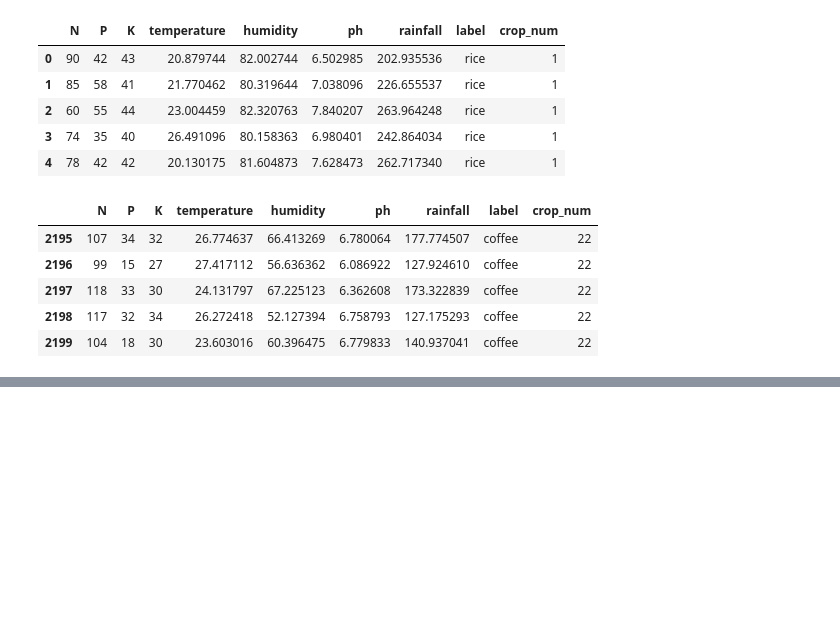
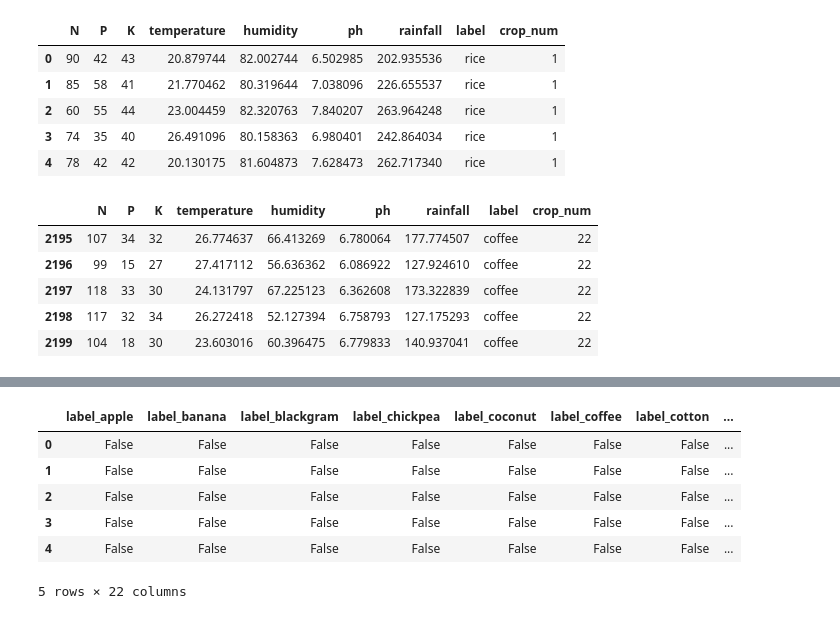
Before and after one commit to arslan-sb/Crop-Recommendation-system, a Jupyter notebook: crop_recommendation.ipynb, the cells around one changed output, grey strips where cells are left out. Drawn from its saved outputs; the diff is of its cells as text; code cells hidden in the pictures; blank space fills up the shorter version.

```diff
--- a/crop_recommendation.ipynb
+++ b/crop_recommendation.ipynb
@@ -356,0 +358,12 @@ df
+# %%
+x=df_encoded.iloc[:,0:7]
+y=df_encoded.iloc[:,7:]
+y.head()
+# %% [output]
+|  | label_apple | label_banana | label_blackgram | label_chickpea | label_coconut | label_coffee | label_cotton | ... |
+| 0 | False | False | False | False | False | False | False | ... |
+| 1 | False | False | False | False | False | False | False | ... |
+| 2 | False | False | False | False | False | False | False | ... |
+| 3 | False | False | False | False | False | False | False | ... |
+| 4 | False | False | False | False | False | False | False | ... |
+5 rows × 22 columns
```
Also changed, not shown: parts of 15 cells of this notebook.
